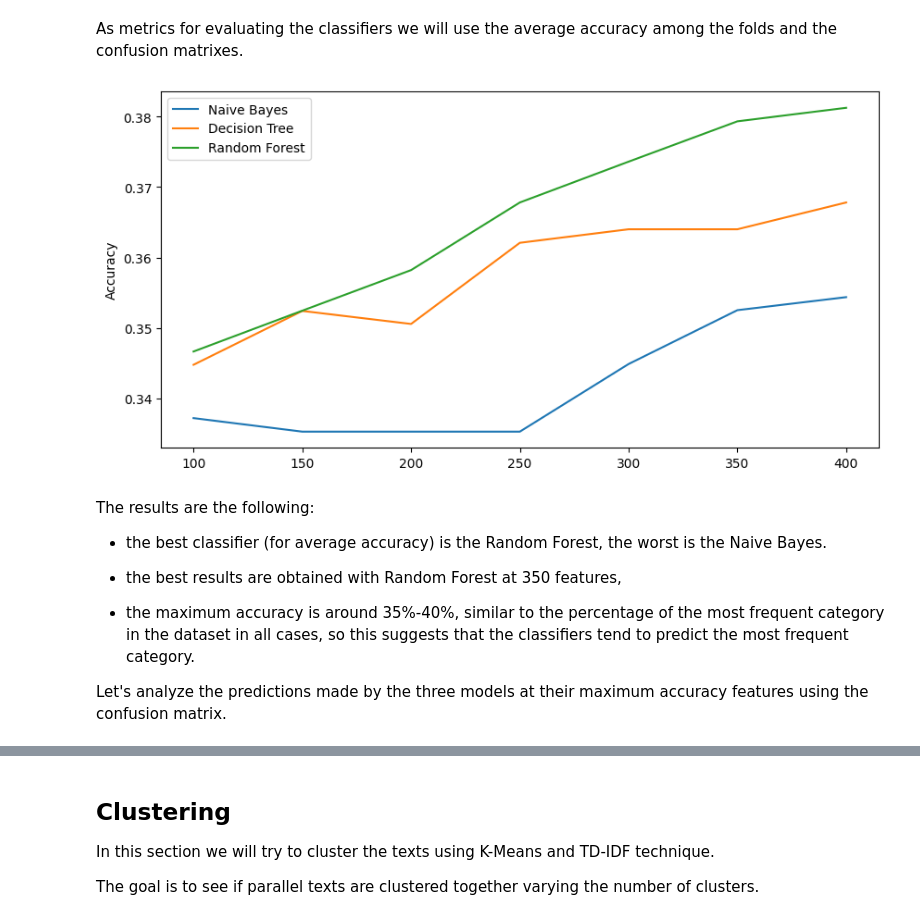
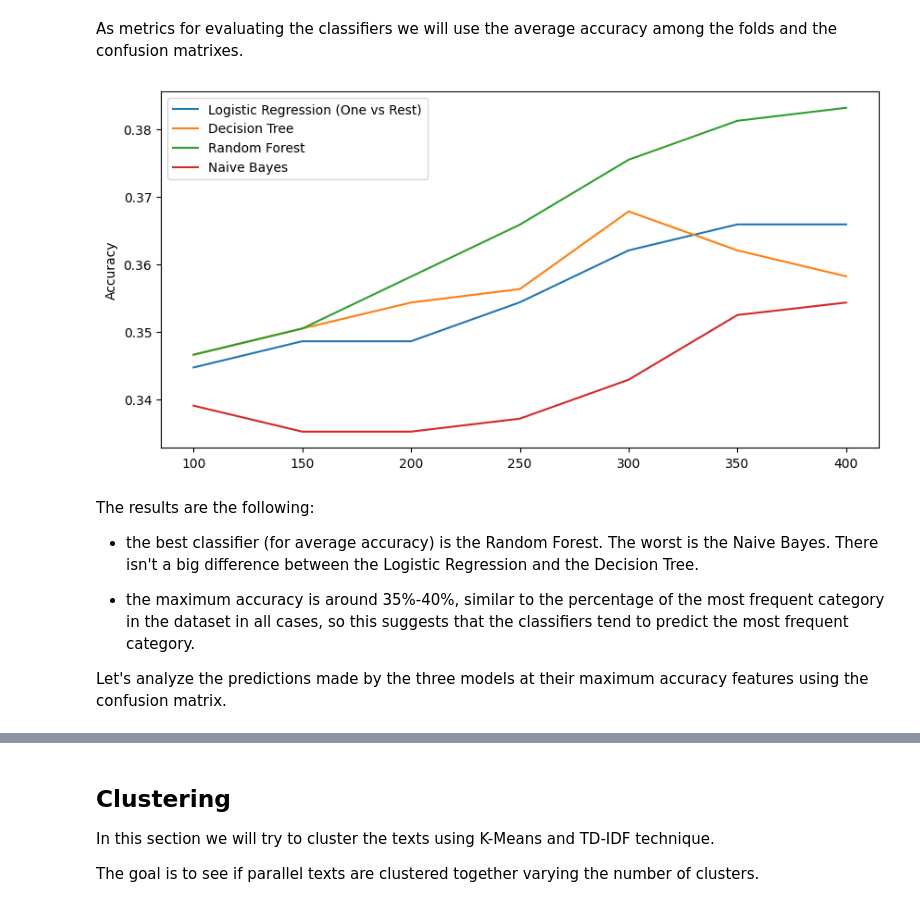
Before and after one commit to rik1599/advanced-data-science-2023, a Jupyter notebook: bible-nlp/bible-nlp.ipynb, the cells around one changed output, grey strips where cells are left out. Cells and saved outputs as stored; diff of their text form; code cells hidden in the pictures.

```diff
--- a/bible-nlp/bible-nlp.ipynb
+++ b/bible-nlp/bible-nlp.ipynb
@@ -139,9 +139,12 @@ verses_df = verses_df[verses_df['category'].apply(lambda x: len(x) == 1)]
 verses_df['category'] = verses_df['category'].apply(lambda x: x[0])
 
 allowed_categories = verses_df['category'].value_counts()
-allowed_categories = allowed_categories[allowed_categories >= 25].index.tolist()
+allowed_categories = allowed_categories[allowed_categories >= 25]
+allowed_categories = allowed_categories.sort_values(ascending=True)
+allowed_categories.plot.barh(figsize=(5, 5), title='Number of verses per category')
 
-verses_df = verses_df[verses_df['category'].isin(allowed_categories)][['verse', 'text', 'category']]
-verses_df.reset_index(drop=True, inplace=True)
-verses_df
+verses_df = verses_df[verses_df['category'].isin(allowed_categories.index.tolist())]
+verses_df = verses_df[['verse', 'text', 'category']].reset_index(drop=True)
+
+display(len(verses_df))
 # %% [output]
@@ -216,11 +210,15 @@ For reducing the effect of unbalanced classes in dataset, we will use a Stratifi
 
 For comparing the classifiers we will use the mean accuracy over the 10 folds.
 # %%
-from sklearn.naive_bayes import MultinomialNB
+from sklearn.linear_model import LogisticRegression
 from sklearn.tree import DecisionTreeClassifier
 from sklearn.ensemble import RandomForestClassifier
+from sklearn.naive_bayes import MultinomialNB
 from sklearn.model_selection import cross_val_score, cross_val_predict, StratifiedKFold
 from sklearn.metrics import confusion_matrix
+
+import warnings
+warnings.filterwarnings('ignore')
 
 def to_numeric(df: pd.DataFrame, best_features: pd.DataFrame, threshold):
     index = {}
@@ -237,7 +235,7 @@ def to_numeric(df: pd.DataFrame, best_features: pd.DataFrame, threshold):
 
     return data, target
 
-def classification(clf, df: pd.DataFrame, verses_df: pd.Series, threshold):
+def classification(clf, df: pd.DataFrame, verses_df: pd.Series, threshold, class_order: list):
     df_tokens = df[:threshold]
 
     new_texts = []
@@ -249,50 +247,54 @@ def classification(clf, df: pd.DataFrame, verses_df: pd.Series, threshold):
 
     scores = cross_val_score(clf, numeric_df, target, cv=StratifiedKFold(n_splits=10), n_jobs=-1)
     predictions = cross_val_predict(clf, numeric_df, target, cv=StratifiedKFold(n_splits=10), n_jobs=-1)
-    return scores.mean(), confusion_matrix(target, predictions, labels=allowed_categories)
+    return scores.mean(), confusion_matrix(target, predictions, labels=class_order)
 
 naive_bayes = MultinomialNB()
+logistic_regression = LogisticRegression(multi_class='ovr')
 decision_tree = DecisionTreeClassifier()
 random_forest = RandomForestClassifier()
 
+df_tokens = dataset_preprocessing(verses_df)
 x_axis = range(100, 450, 50)
+class_order = allowed_categories.index.tolist()
 
 scores = {}
 for threshold in x_axis:
-    a1, c1 = classification(naive_bayes, df_tokens, verses_df, threshold)
-    a2, c2 = classification(decision_tree, df_tokens, verses_df, threshold)
-    a3, c3 = classification(random_forest, df_tokens, verses_df, threshold)
+    a1, c1 = classification(logistic_regression, df_tokens, verses_df, threshold, class_order)
+    a2, c2 = classification(decision_tree, df_tokens, verses_df, threshold, class_order)
+    a3, c3 = classification(random_forest, df_tokens, verses_df, threshold, class_order)
+    a4, c4 = classification(naive_bayes, df_tokens, verses_df, threshold, class_order)
     scores[threshold] = {
         'accuracy' : {
-            'naive_bayes': a1,
+            'logistic_regression': a1,
             'decision_tree': a2,
-            'random_forest': a3
+            'random_forest': a3,
+            'naive_bayes': a4
             },
         'confusion_matrix': {
-            'naive_bayes': pd.DataFrame(c1, index=allowed_categories, columns=allowed_categories),
-            'decision_tree': pd.DataFrame(c2, index=allowed_categories, columns=allowed_categories),
-            'random_forest': pd.DataFrame(c3, index=allowed_categories, columns=allowed_categories)
+            'logistic_regression': pd.DataFrame(c1, index=class_order, columns=class_order),
+            'decision_tree': pd.DataFrame(c2, index=class_order, columns=class_order),
+            'random_forest': pd.DataFrame(c3, index=class_order, columns=class_order),
+            'naive_bayes': pd.DataFrame(c4, index=class_order, columns=class_order)
         }
     }
 # %% [markdown]
 As metrics for evaluating the classifiers we will use the average accuracy among the folds and the confusion matrixes.
 # %%
 import matplotlib.pyplot as plt
-labels = ['Naive Bayes', 'Decision Tree', 'Random Forest']
+labels = ['Logistic Regression (One vs Rest)', 'Decision Tree', 'Random Forest', 'Naive Bayes']
 
 plt.figure(figsize=(10, 5))
 plt.plot(x_axis, [list(x['accuracy'].values()) for x in scores.values()], label=labels)
 plt.ylabel('Accuracy')
 plt.legend()
 plt.show()
 # %% [output]
-[figure, old version]
+[figure, new version]
 # %% [markdown]
 The results are the following:
 
-- the best classifier (for average accuracy) is the Random Forest, the worst is the Naive Bayes.
-
-- the best results are obtained with Random Forest at 350 features,
+- the best classifier (for average accuracy) is the Random Forest. The worst is the Naive Bayes. There isn't a big difference between the Logistic Regression and the Decision Tree.
 
 - the maximum accuracy is around 35%-40%, similar to the percentage of the most frequent category in the dataset in all cases, so this suggests that the classifiers tend to predict the most frequent category.
 
```
Also changed, not shown: parts of 19 cells of this notebook.
